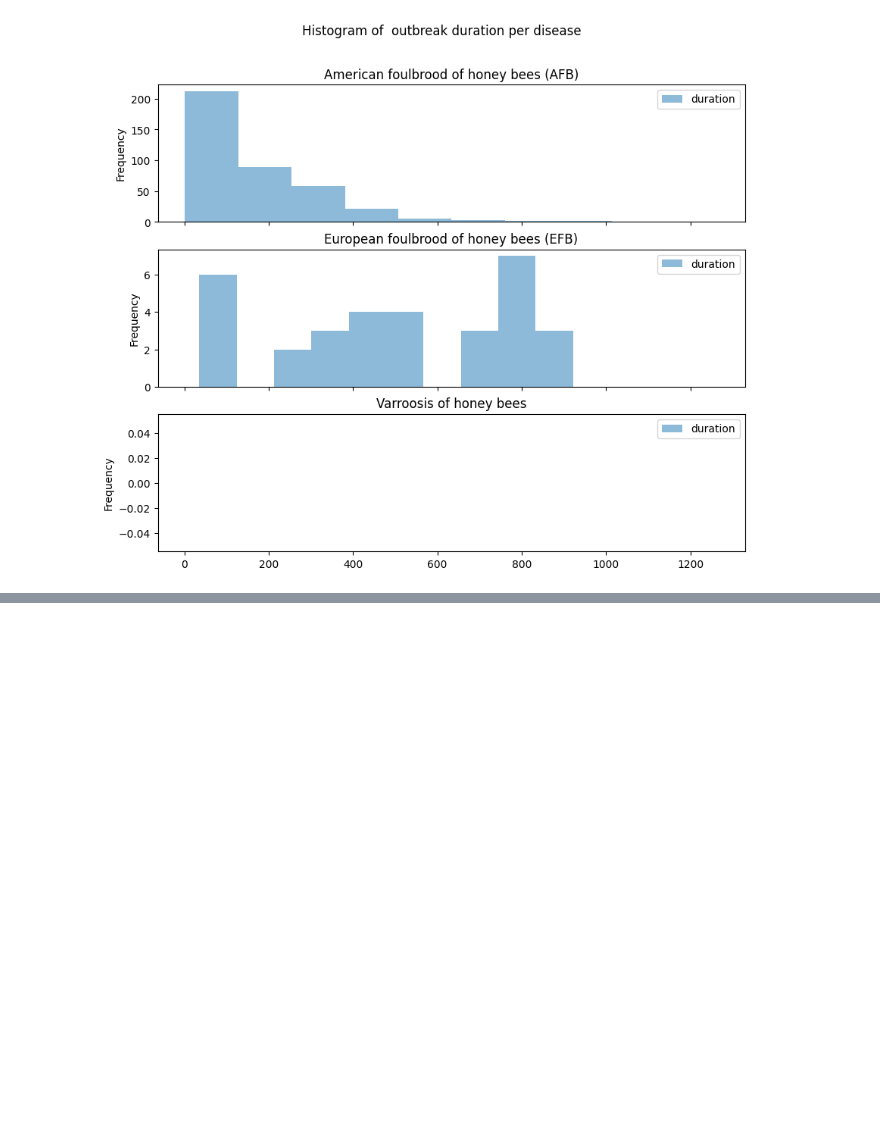
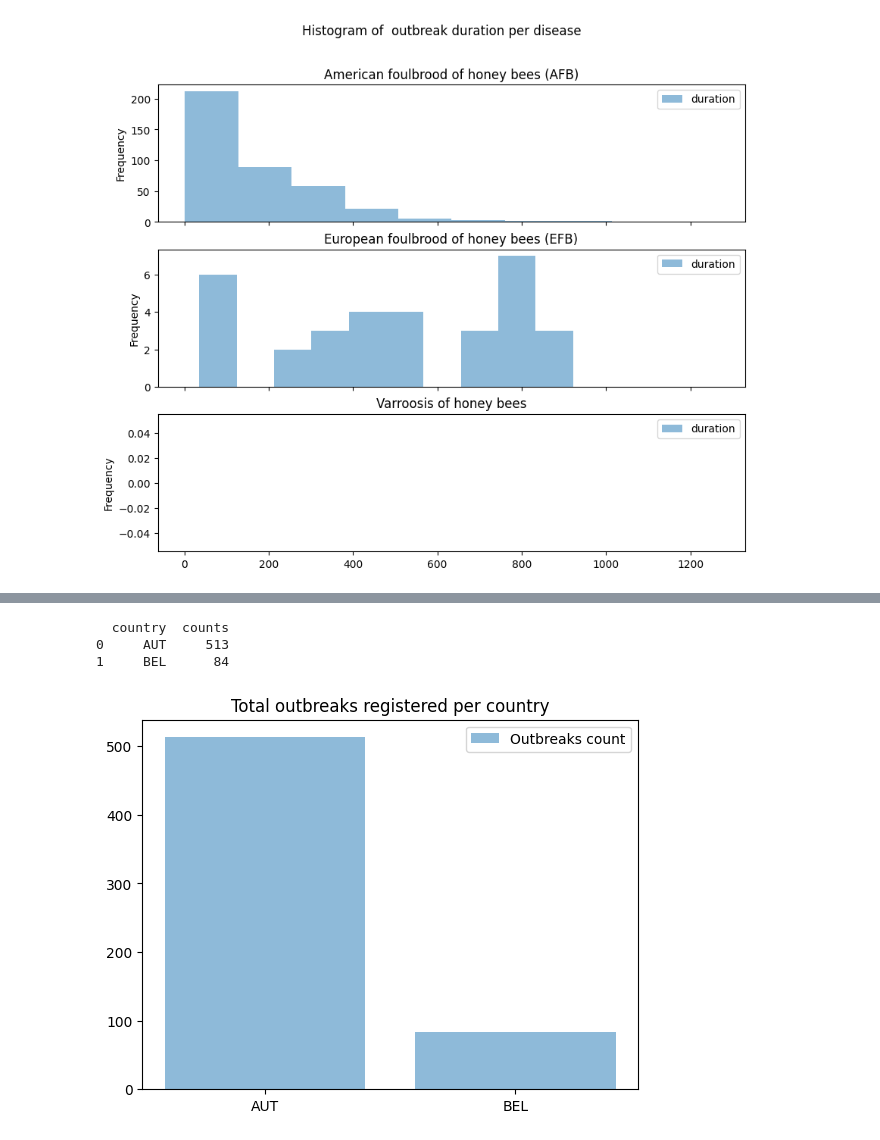
Before and after one commit to daniel-gheorghita/beelife_vetcase, a Jupyter notebook: src/vetcases_standardization.ipynb, the cells around one changed output, grey strips where cells are left out. Drawn from its saved outputs; the diff is of its cells as text; code cells hidden in the pictures; blank space fills up the shorter version.

```diff
--- a/src/vetcases_standardization.ipynb
+++ b/src/vetcases_standardization.ipynb
@@ -87,3 +106,17 @@ vetcases_df['dateend'] = pd.to_datetime(vetcases_df['dateend'])
 (vetcases_df['dateend'] < vetcases_df['datestart']).sum()
 # %% [output]
 0
+# %%
+# if datestart is missing, add the date of the entry
+# Replace NaN (NaT for datetime) with date created from year and month (assuming the day value is 1)
+# Replace NaN (NaT for datetime) with date created from year only (assuming the day and month values are 1)
+'''
+vetcases_df.loc[vetcases_df['datestart'].isna(), 'datestart'] = pd.to_datetime(
+    vetcases_df.loc[vetcases_df['datestart'].isna(), ['year', 'month']].assign(day=1)
+)
+vetcases_df.loc[vetcases_df['datestart'].isna(), 'datestart'] = pd.to_datetime(
+    vetcases_df.loc[vetcases_df['datestart'].isna(), ['year']].assign(month=1).assign(day=1)
+)
+
+print(vetcases_df.loc[vetcases_df['datestart'].isnull()])
+'''
@@ -263,0 +255,13 @@ plt.show()
+# %%
+# Outbreaks / country
+vetcases_group_by_country_count = vetcases_df.groupby(['country']).size().reset_index(name='counts')
+print(vetcases_group_by_country_count)
+plt.bar(vetcases_group_by_country_count['country'], vetcases_group_by_country_count['counts'], label='Outbreaks count', alpha=0.5)
+plt.title("Total outbreaks registered per country")
+plt.legend()
+plt.show()
+# %% [output]
+  country  counts
+0     AUT     513
+1     BEL      84
+[figure, added]
```
Also changed, not shown: parts of 24 cells of this notebook, 3 other files.
